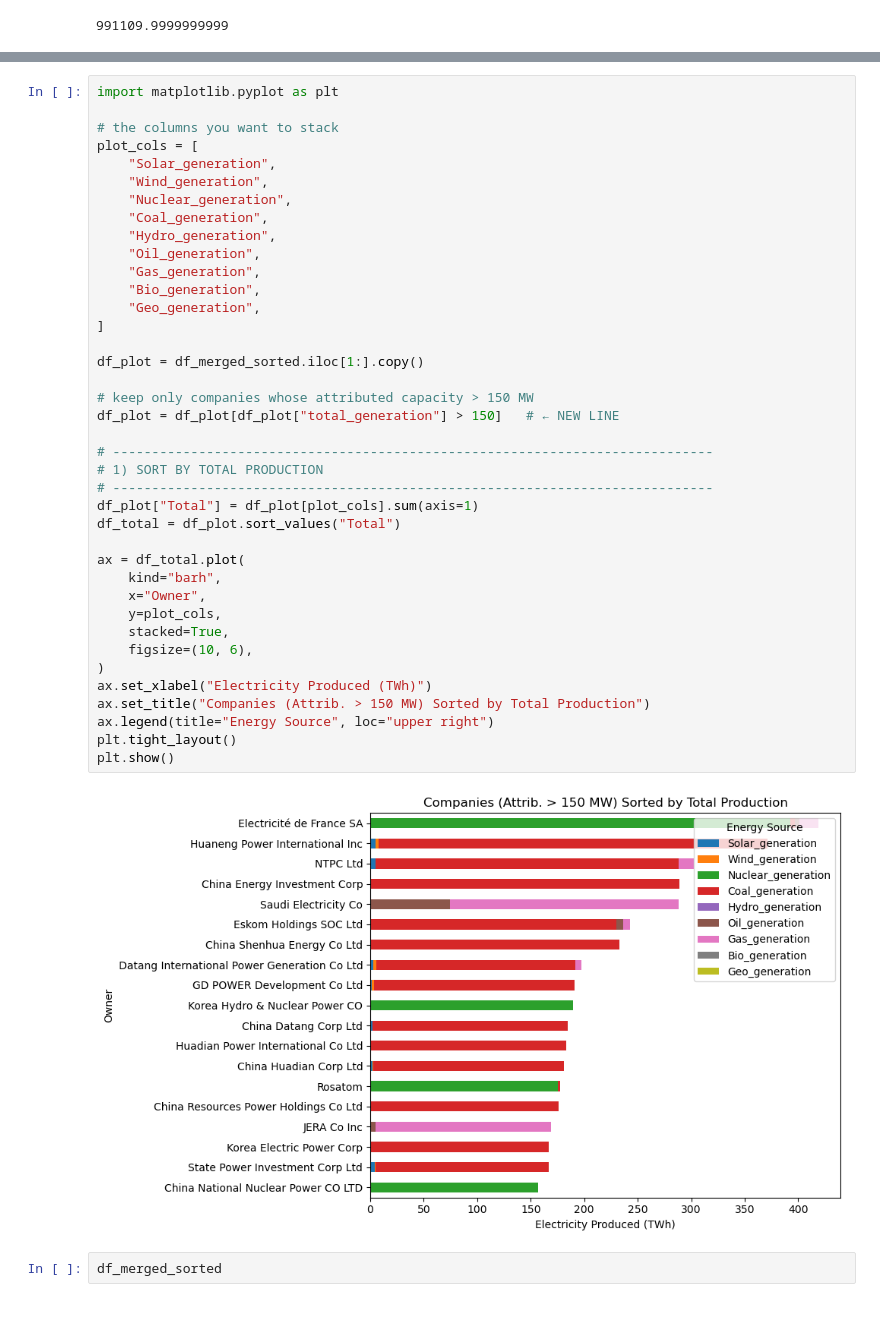
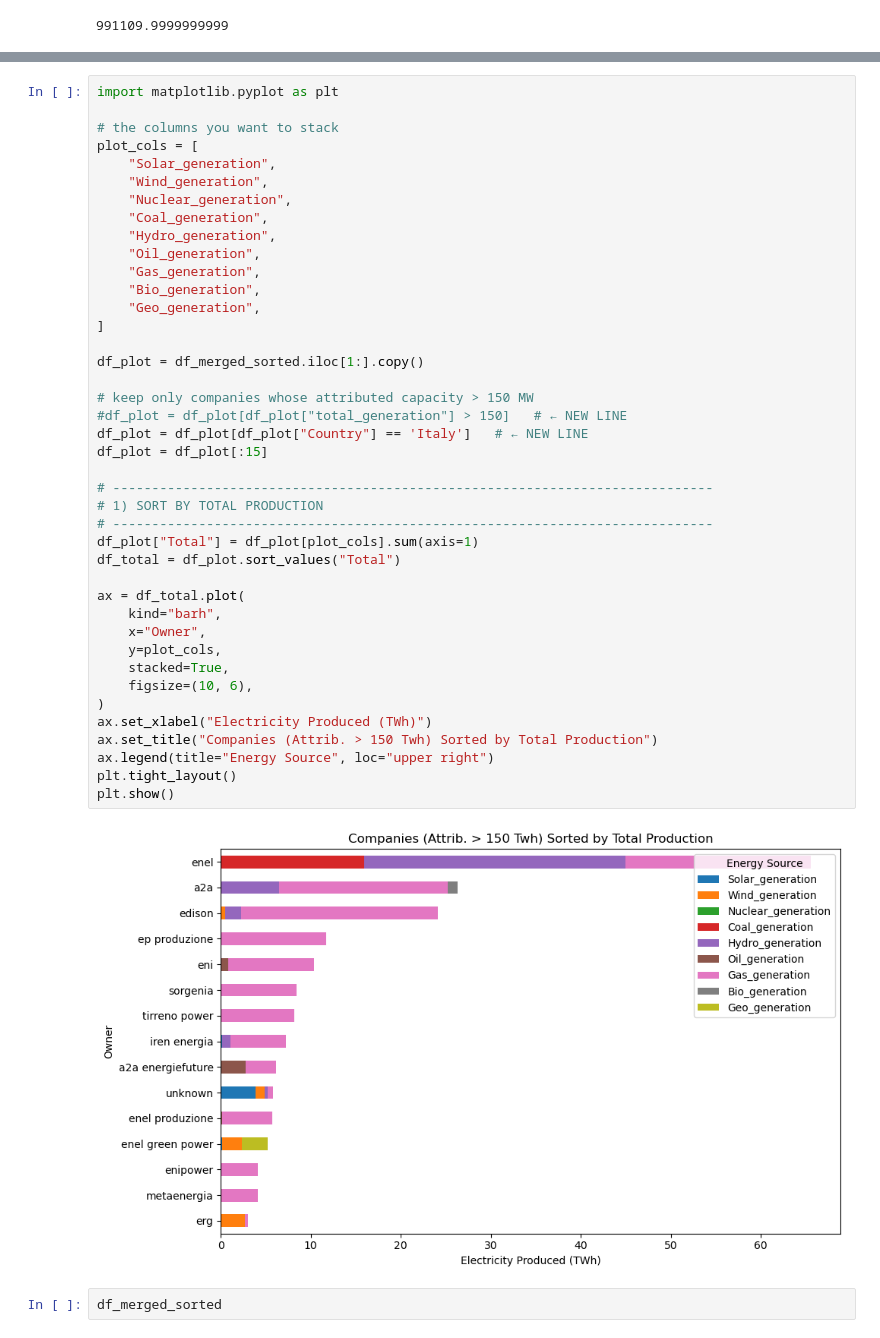
Before and after one commit to bjarturingvason/Nordea-case-ATA, a Jupyter notebook: Data_work.ipynb, the cells around one changed output, grey strips where cells are left out. Drawn from its saved outputs; the diff is of its cells as text.

Commit message:
Italian energy companies

```diff
--- a/Data_work.ipynb
+++ b/Data_work.ipynb
@@ -636,36 +667,38 @@ plot_cols = [
     "Coal_generation",
     "Hydro_generation",
     "Oil_generation",
     "Gas_generation",
     "Bio_generation",
     "Geo_generation",
 ]
 
 df_plot = df_merged_sorted.iloc[1:].copy()
 
 # keep only companies whose attributed capacity > 150 MW
-df_plot = df_plot[df_plot["total_generation"] > 150]   # ← NEW LINE
+#df_plot = df_plot[df_plot["total_generation"] > 150]   # ← NEW LINE
+df_plot = df_plot[df_plot["Country"] == 'Italy']   # ← NEW LINE
+df_plot = df_plot[:15]
 
 # -----------------------------------------------------------------------------
 # 1) SORT BY TOTAL PRODUCTION
 # -----------------------------------------------------------------------------
 df_plot["Total"] = df_plot[plot_cols].sum(axis=1)
 df_total = df_plot.sort_values("Total")
 
 ax = df_total.plot(
     kind="barh",
     x="Owner",
     y=plot_cols,
     stacked=True,
     figsize=(10, 6),
 )
 ax.set_xlabel("Electricity Produced (TWh)")
-ax.set_title("Companies (Attrib. > 150 MW) Sorted by Total Production")
+ax.set_title("Companies (Attrib. > 150 Twh) Sorted by Total Production")
 ax.legend(title="Energy Source", loc="upper right")
 plt.tight_layout()
 plt.show()
 # %% [output]
-[figure, old version]
+[figure, new version]
 # %%
 df_merged_sorted
 # %% [output]
```
Also changed, not shown: parts of 2 cells of this notebook, 1 other file.
